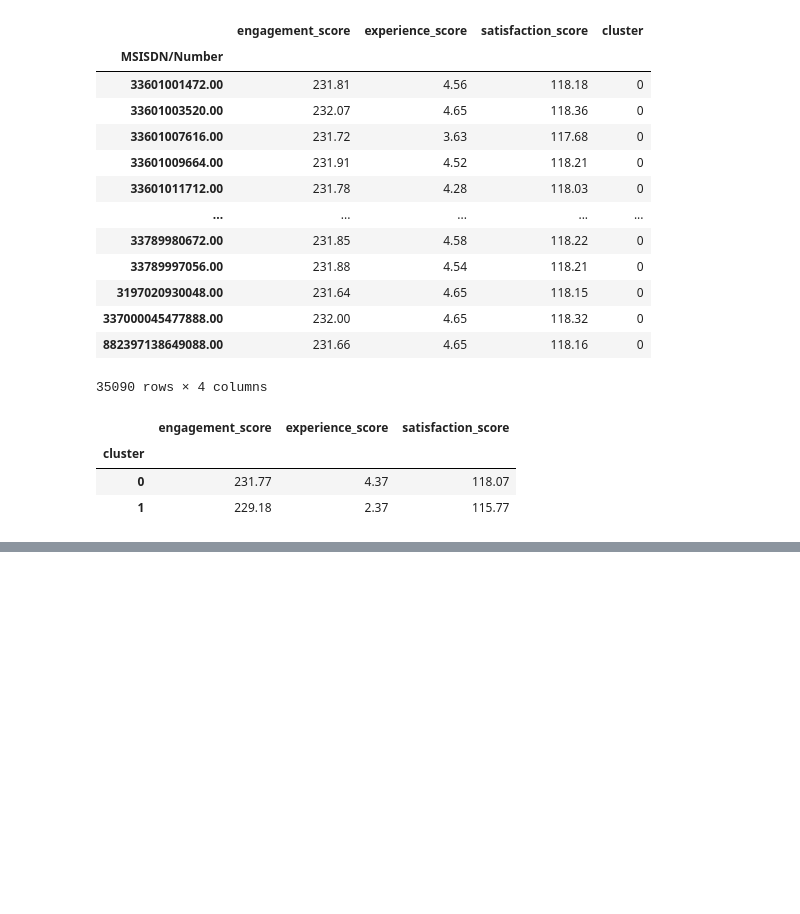
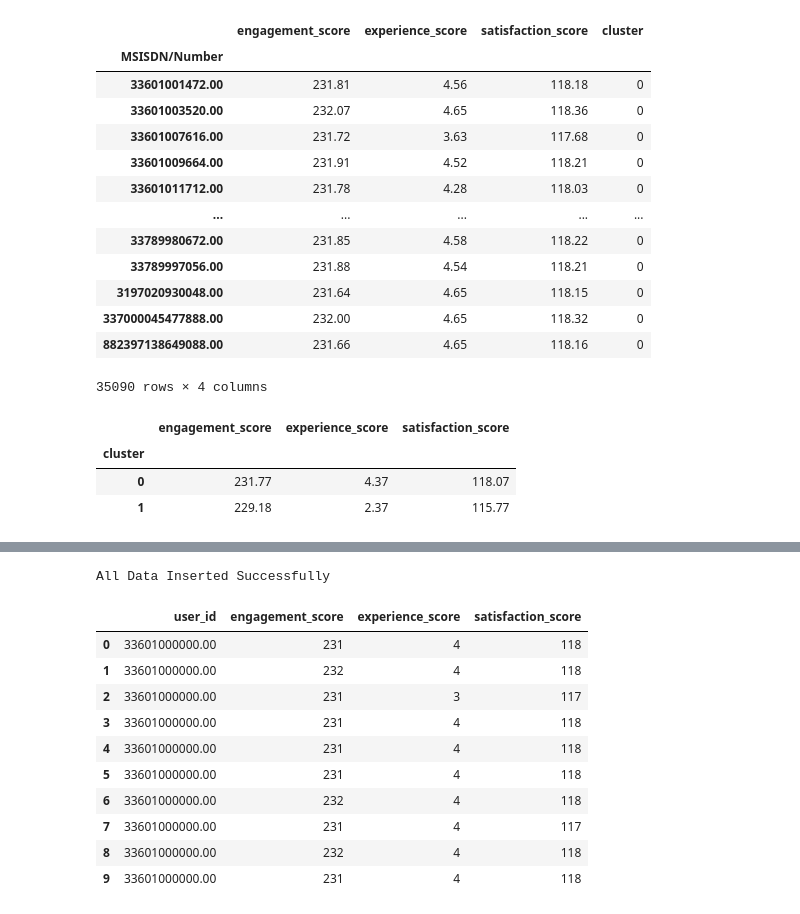
Before and after one commit to DePacifier/TeleCo-Analysis, a Jupyter notebook: notebooks/satisfaction_analysis.ipynb, the cells around one changed output, grey strips where cells are left out. Cells and saved outputs as stored; diff of their text form; code cells hidden in the pictures; blank space fills up the shorter version.

```diff
--- a/notebooks/satisfaction_analysis.ipynb
+++ b/notebooks/satisfaction_analysis.ipynb
@@ -422,0 +465,24 @@ agg_df
+# %%
+# Creating the table from our defined schema
+sql.createTable(dbName='TeleCo', table_schema='../data/schema.sql')
+# Inserting the dataframe values from our dataframe
+sql.insert_to_table(dbName='TeleCo', df=final_df,table_name='user_satisfaction', table_schema='../data/schema.sql')
+# %% [output]
+All Data Inserted Successfully
+# %%
+# Visualizing our inserted data by querying the database
+values = sql.db_get_values(dbName='TeleCo')
+retrieve_df = pd.DataFrame(values, columns=['user_id','engagement_score','experience_score','satisfaction_score'])
+retrieve_df
+# %% [output]
+|  | user_id | engagement_score | experience_score | satisfaction_score |
+| 0 | 33601000000.00 | 231 | 4 | 118 |
+| 1 | 33601000000.00 | 232 | 4 | 118 |
+| 2 | 33601000000.00 | 231 | 3 | 117 |
+| 3 | 33601000000.00 | 231 | 4 | 118 |
+| 4 | 33601000000.00 | 231 | 4 | 118 |
+| 5 | 33601000000.00 | 231 | 4 | 118 |
+| 6 | 33601000000.00 | 232 | 4 | 118 |
+| 7 | 33601000000.00 | 231 | 4 | 117 |
+| 8 | 33601000000.00 | 232 | 4 | 118 |
+| 9 | 33601000000.00 | 231 | 4 | 118 |
```
Also changed, not shown: parts of 7 cells of this notebook, 2 other files.
